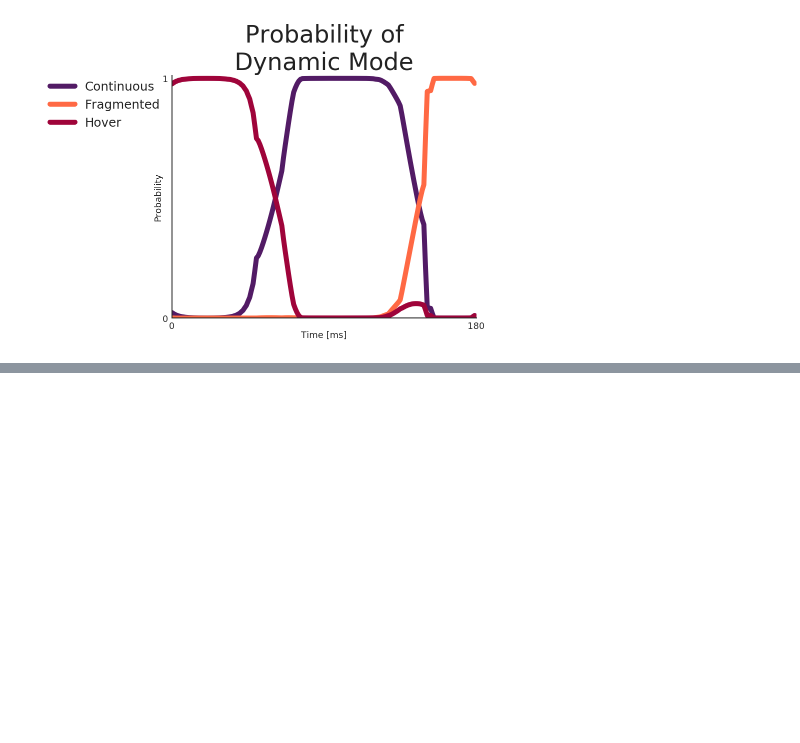
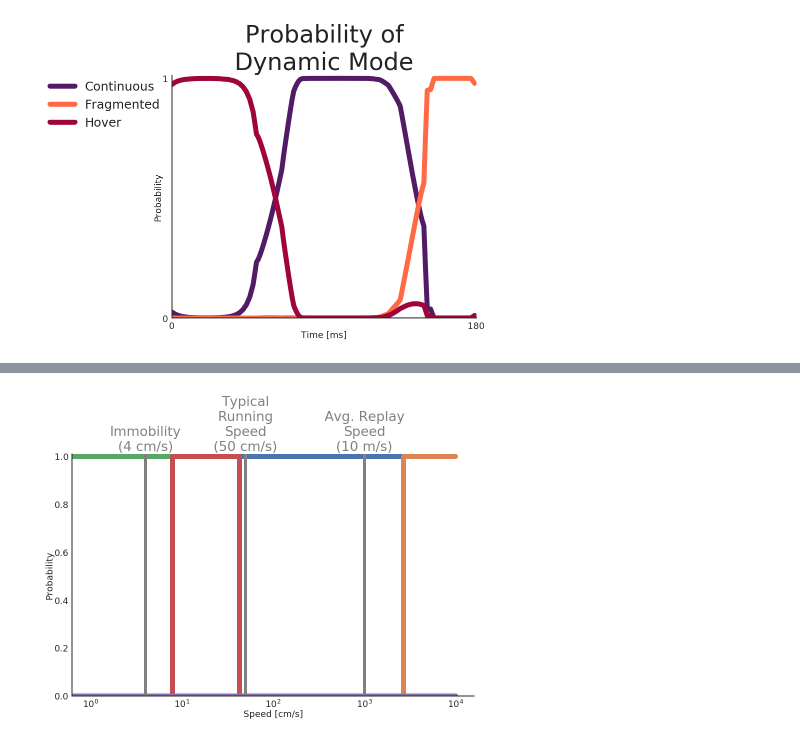
Before and after one commit to Eden-Kramer-Lab/replay_trajectory_paper, a Jupyter notebook: notebooks/Figure1.ipynb, the cells around one changed output, grey strips where cells are left out. Cells and saved outputs as stored; diff of their text form; code cells hidden in the pictures; blank space fills up the shorter version.

```diff
--- a/notebooks/Figure1.ipynb
+++ b/notebooks/Figure1.ipynb
@@ -200,0 +355,47 @@ plt.xlim((replay_time.min(), replay_time.max() + 1))
+# %%
+from src.analysis import get_is_classified
+
+
+p = xr.concat(
+    (
+        probabilities,
+        probabilities.sel(state=["Hover", "Continuous"])
+        .sum("state", skipna=False)
+        .assign_coords(state="Hover-Continuous-Mix"),
+        probabilities.sel(state=["Fragmented", "Continuous"])
+        .sum("state", skipna=False)
+        .assign_coords(state="Fragmented-Continuous-Mix"),
+    ),
+    dim="state",
+)
+
+
+is_classified = get_is_classified(p, 0.8)
+
+is_classified.plot.step(
+    x="Speed", hue="state", xscale="log", linewidth=5, add_legend=False
+)
+plt.axvline(4, color="grey", linewidth=3, linestyle="-")
+plt.text(4, 1.01, "Immobility\n(4 cm/s)", va="bottom", ha="center", color="grey")
+
+plt.axvline(50, color="grey", linewidth=3, linestyle="-")
+plt.text(
+    50,
+    1.01,
+    "Typical\nRunning\nSpeed\n(50 cm/s)",
+    va="bottom",
+    ha="center",
+    color="grey",
+)
+
+plt.axvline(1000, color="grey", linewidth=3, linestyle="-")
+plt.text(
+    1000, 1.01, "Avg. Replay\nSpeed\n(10 m/s)", va="bottom", ha="center", color="grey"
+)
+
+plt.ylabel("Probability")
+plt.xlabel("Speed [cm/s]")
+plt.ylim((0, 1.01))
+sns.despine()
+# %% [output]
+[figure, added]
```
Also changed, not shown: parts of 16 cells of this notebook, 3 other files.
